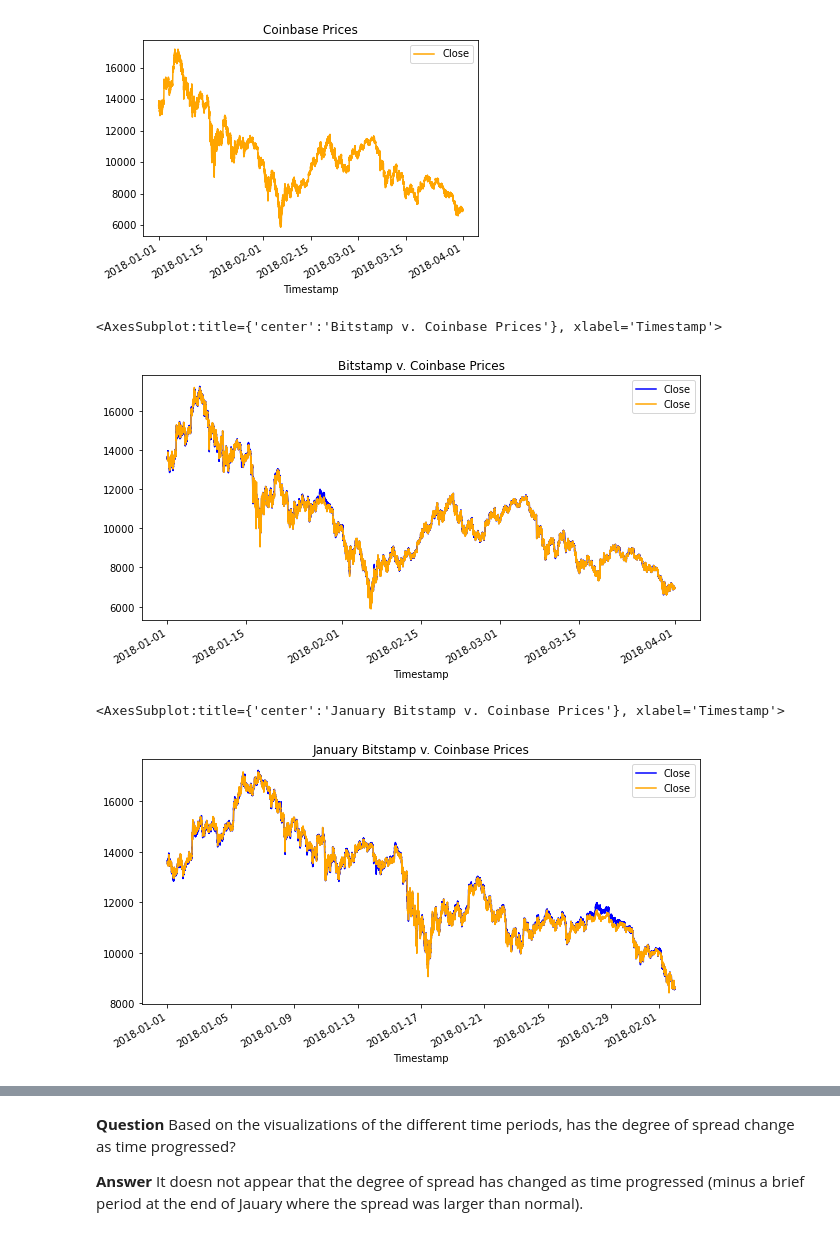
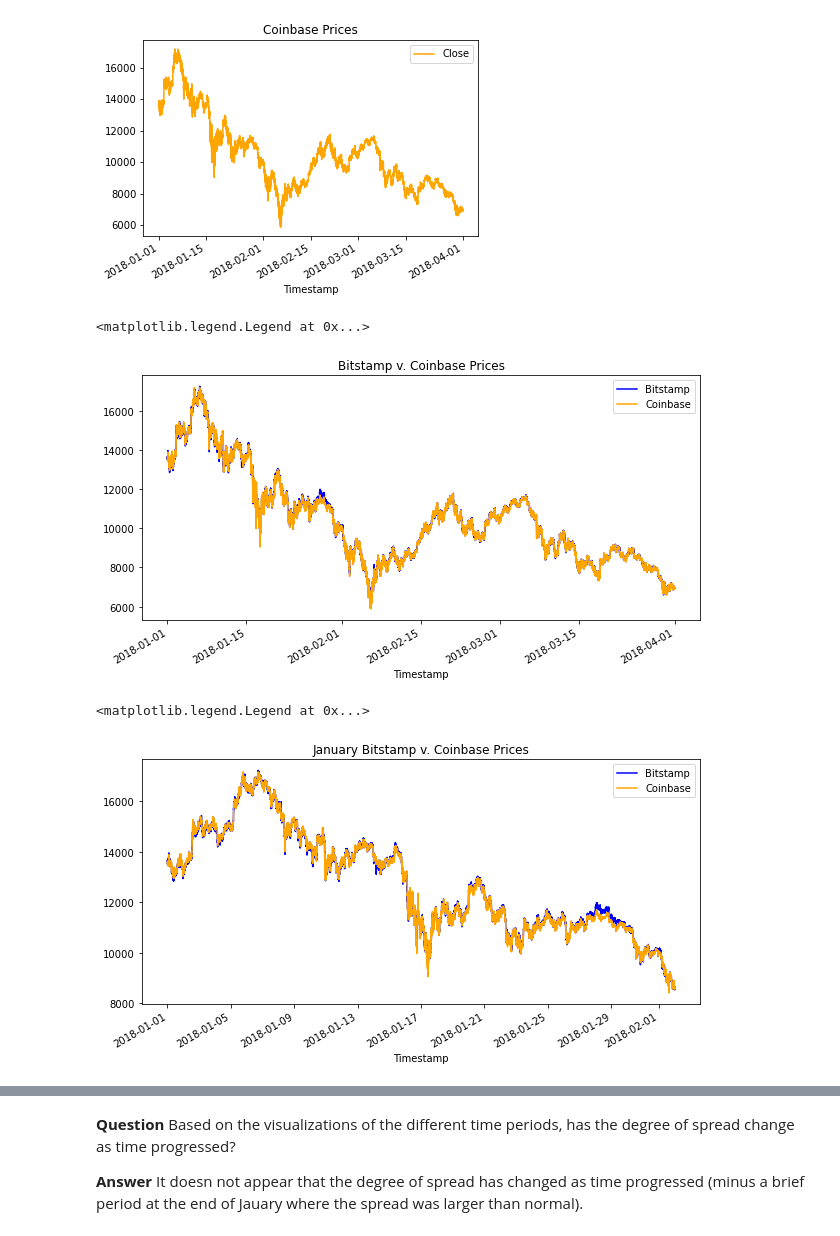
Before and after one commit to rodum012/Bitcoin_Arbitrage, a Jupyter notebook: crypto_arbitrage.ipynb, the cells around one changed output, grey strips where cells are left out. Cells and saved outputs as stored; diff of their text form; code cells hidden in the pictures.

```diff
--- a/crypto_arbitrage.ipynb
+++ b/crypto_arbitrage.ipynb
@@ -237,11 +237,14 @@ coinbase_sliced.plot(figsize=(6,4),title="Coinbase Prices",color="orange")
 # %%
 # Overlays the visualizations for the bitstamp and coinbase DataFrames in one plot
 
 fig = bitstamp_sliced.plot(legend=True,figsize=(10,5),title="Bitstamp v. Coinbase Prices",color="blue",label="Bitstamp")
 coinbase_sliced.plot(legend=True,figsize=(10,5),color="orange",label="Coinbase",ax=fig)
+#Creates labels for the legend
+labels = ["Bitstamp","Coinbase"]
+fig.legend(labels=labels)
 # %% [output]
-<AxesSubplot:title={'center':'Bitstamp v. Coinbase Prices'}, xlabel='Timestamp'>
+<matplotlib.legend.Legend at 0x...>
-[figure, old version]
+[figure, new version]
 # %%
 # Using the loc and plot functions, create an overlay plot that visualizes
 # the price action of both DataFrames for a one month period early in the dataset
@@ -250,10 +253,12 @@ coinbase_sliced.plot(legend=True,figsize=(10,5),color="orange",label="Coinbase",
 # Creates an overlay plot that visualizes the price action of both DataFrames for the month of January
 ax=bitstamp_sliced.loc["2018-01-01":"2018-02-01"].plot(legend=True,figsize=(10,5),title="January Bitstamp v. Coinbase Prices",color="blue",label="Bitstamp")
 coinbase_sliced.loc["2018-01-01":"2018-02-01"].plot(legend=True,figsize=(10,5),color="orange",label="Coinbase",ax=ax)
-#***fix labels/ legends***
+#Creates labels for the legend
+labels = ["Bitstamp","Coinbase"]
+ax.legend(labels=labels)
 # %% [output]
-<AxesSubplot:title={'center':'January Bitstamp v. Coinbase Prices'}, xlabel='Timestamp'>
+<matplotlib.legend.Legend at 0x...>
-[figure, old version]
+[figure, new version]
 # %%
 # Using the loc and plot functions, create an overlay plot that visualizes
 # the price action of both DataFrames for a one month period later in the dataset
```
Also changed, not shown: parts of 6 cells of this notebook, 2 other files.
